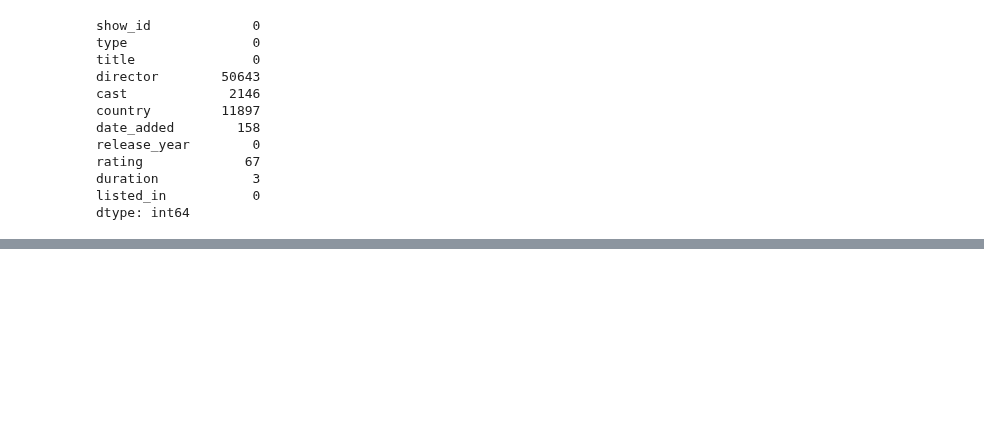
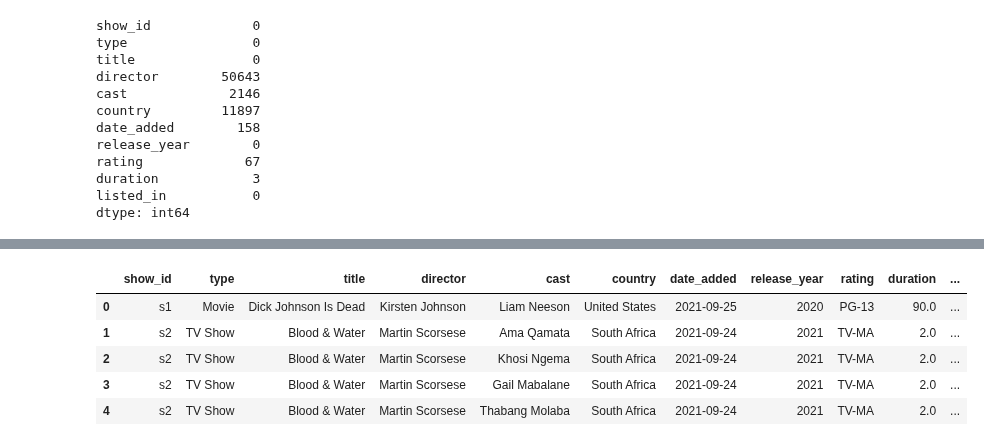
Before and after one commit to muralianamalatibco/pythonlearning, a Jupyter notebook: Netflix_BC.ipynb, the cells around one changed output, grey strips where cells are left out. Cells and saved outputs as stored; diff of their text form; code cells hidden in the pictures; blank space fills up the shorter version.

```diff
--- a/Netflix_BC.ipynb
+++ b/Netflix_BC.ipynb
@@ -298,0 +339,2 @@ memory usage: 5.3+ KB
+# %%
+nf['country'] = nf['country'].fillna(nf['country'].mode()[0])
@@ -298,0 +358,4 @@ memory usage: 5.3+ KB
+# %%
+nf['rating'] = nf['rating'].fillna(nf['rating'].mode()[0])
+# %%
+nf['duration'] = nf['duration'].fillna(nf['duration'].mode()[0])
@@ -298,0 +402,2 @@ memory usage: 5.3+ KB
+# %%
+nf.dropna(inplace=True)
@@ -298,0 +427,9 @@ memory usage: 5.3+ KB
+# %%
+nf.head()
+# %% [output]
+|  | show_id | type | title | director | cast | country | date_added | release_year | rating | duration | ... |
+| 0 | s1 | Movie | Dick Johnson Is Dead | Kirsten Johnson | Liam Neeson | United States | 2021-09-25 | 2020 | PG-13 | 90.0 | ... |
+| 1 | s2 | TV Show | Blood & Water | Martin Scorsese | Ama Qamata | South Africa | 2021-09-24 | 2021 | TV-MA | 2.0 | ... |
+| 2 | s2 | TV Show | Blood & Water | Martin Scorsese | Khosi Ngema | South Africa | 2021-09-24 | 2021 | TV-MA | 2.0 | ... |
+| 3 | s2 | TV Show | Blood & Water | Martin Scorsese | Gail Mabalane | South Africa | 2021-09-24 | 2021 | TV-MA | 2.0 | ... |
+| 4 | s2 | TV Show | Blood & Water | Martin Scorsese | Thabang Molaba | South Africa | 2021-09-24 | 2021 | TV-MA | 2.0 | ... |
```
Also changed, not shown: parts of 18 cells of this notebook.
